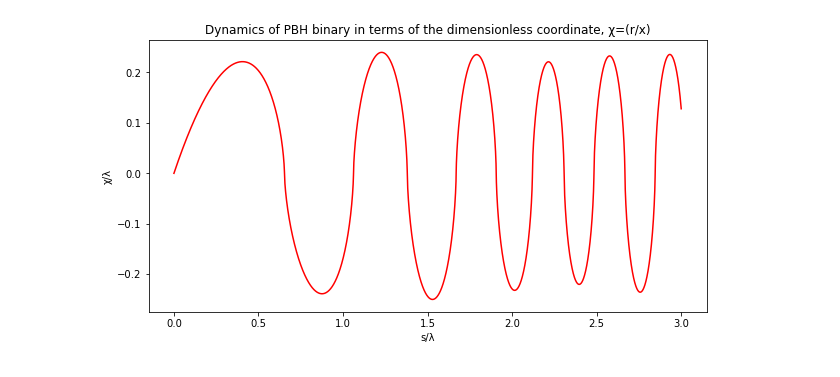
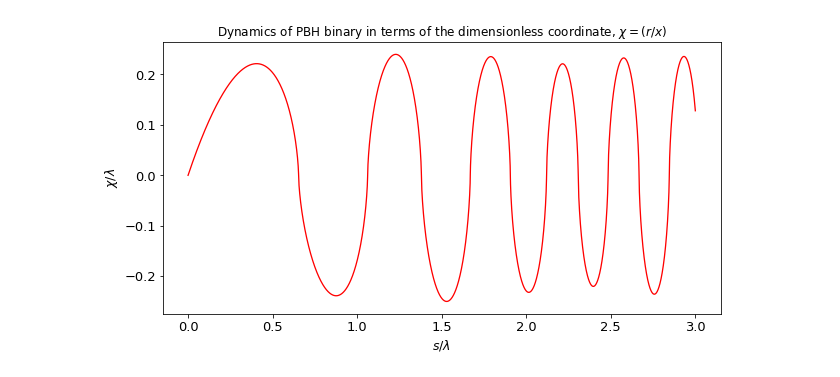
Before and after one commit to pratibhajangra591/Ifca-github, a Jupyter notebook: PBH binary.ipynb, the cells around one changed output. Saved outputs shown, nothing was run; the diff lists cells and outputs as text; code cells hidden in the pictures.

```diff
--- a/PBH binary.ipynb
+++ b/PBH binary.ipynb
@@ -101,36 +87,42 @@ plt.show()
 # %%
 # Reference research paper "The merger rate of primordial-black-hole binaries".
 
-# Dynamics of the PBH binaries in terms of the dimensionless coordinate, χ=(r/x).
-
-
+# Dynamics of the PBH binaries in terms of the dimensionless coordinate, χ=(r/x) for λ=1 using
+# impact parameter, b=10^{-6}.
+# λ=(8πρ_eqx^3)/3(M_1PBH+M_2PBH).
 
 
 def h(x):
     return math.sqrt((x**-3)+(x**-4))
 def g(x):
         return  -((3*x+4)/(2*h(x)*(x**5))) #g(x)=h'(x).
 
 
 
-def f(u,s):
+def f(u,s):    #Eq.(16) in "PBH-binary" notes.
     return [u[1], -((s*g(s)+h(s))*((s*u[1]-u[0]))/(h(s)*s**2))-((u[0])/((((h(s)*s)**2))*λ
-            *((u[0]**2+b**2)**(3/2))))] #Eq.(6) in "The merger rate of primordial-black-hole binaries" and
-                                        # eq.(20) in "PBH-binary" pdf.
+            *((u[0]**2+b**2)**(3/2))))]
+
+
 λ=1
 b=1e-6
 separation0= [1e-12,1]
 ss= np.linspace(1e-12,3,1000000)
 us= odeint(f,separation0,ss)
 separations= us[:,0]
 As=ss/λ
 Bs=separations/λ
+
+
 plt.figure(figsize=(10,5))
+plt.rc('lines', linewidth=1.3)
+plt.xticks(fontsize=13)
+plt.yticks(fontsize=13)
+
 plt.plot(As,Bs,'r')
-plt.xlabel('s/λ')
-plt.ylabel('χ/λ')
-plt.title('Dynamics of PBH binary in terms of the dimensionless coordinate, χ=(r/x)')
-plt.savefig("3.jpg",dpi=100)
+plt.xlabel('$s/λ$',fontsize=12.5)
+plt.ylabel('$χ/λ$',fontsize=12.5)
+plt.title('Dynamics of PBH binary in terms of the dimensionless coordinate, $χ=(r/x)$')
 plt.show()
 # %% [output]
-[figure, old version]
+[figure, new version]
```
Also changed, not shown: parts of 27 cells of this notebook.
